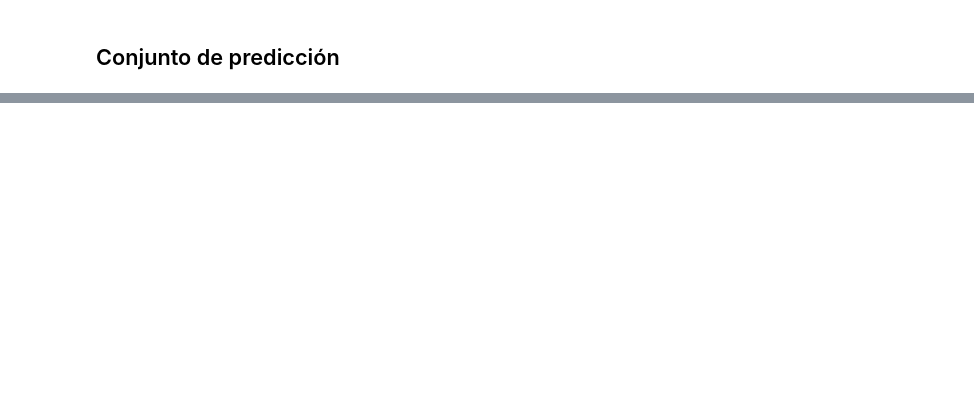
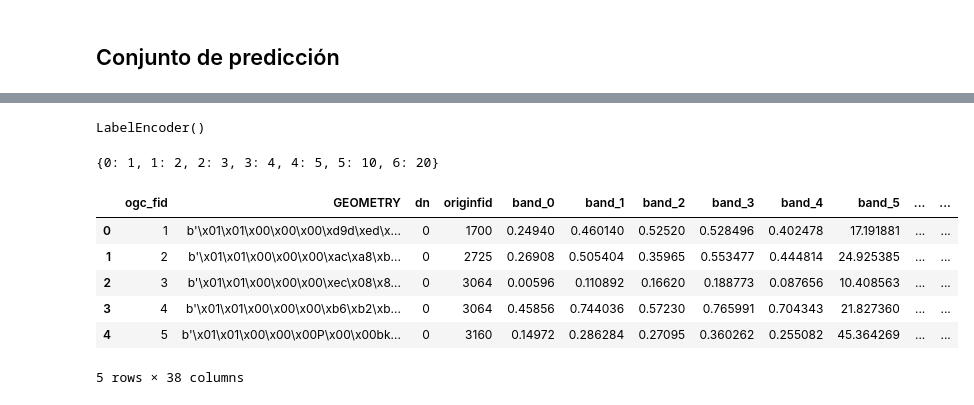
Before and after one commit to macfernandez/tp-2-gis-dm-uba, a Jupyter notebook: nb/randomforest_iterations.ipynb, the cells around one changed output, grey strips where cells are left out. Drawn from its saved outputs; the diff is of its cells as text; code cells hidden in the pictures; blank space fills up the shorter version.

```diff
--- a/nb/randomforest_iterations.ipynb
+++ b/nb/randomforest_iterations.ipynb
@@ -48,0 +81,25 @@ pred_data.head()
+# %%
+# cambiar según corresponda
+# deptos_sqlite_files debe contener los .sqlite generados a partir de los departamentos
+deptos_sqlite_files = glob('../data/selection_departamentos_features/*.sqlite')
+
+deptos_data = pd.DataFrame()
+
+for sf in deptos_sqlite_files:
+    file_name = os.path.basename(sf)
+    tile = re.search(r'\d+',file_name).group()
+    cnx = connect(sf)
+    df = pd.read_sql_query("SELECT * FROM output", cnx)
+    df['tile_file'] = tile
+    deptos_data = pd.concat([deptos_data, df], ignore_index=True)
+# %%
+train_data = train_data.merge(deptos_data[['ogc_fid','nombre','tile_file']], how='left', on=['ogc_fid','tile_file'])
+pred_data = pred_data.merge(deptos_data[['ogc_fid','nombre','tile_file']], how='left', on=['ogc_fid','tile_file'])
+# %%
+# train_data está dentro de pred_data
+# saco esas filas de pred_data
+# así no predecimos con lo mismo con lo que entrenamos
+
+merged_data = pred_data.merge(train_data[['ogc_fid','nombre','tile_file','id','cultivo']], how='left', on=['ogc_fid','tile_file','nombre'], indicator=True)
+train_data = merged_data[merged_data._merge=='both'].drop(columns=['_merge'])
+pred_data = merged_data[merged_data._merge=='left_only'].drop(columns=['_merge'])
@@ -51,3 +132,26 @@ pred_data.head()
+# %%
+le = LabelEncoder()
+le.fit(train_data.id)
+# %% [output]
+LabelEncoder()
+# %%
+map_le2id = dict(zip(le.transform(le.classes_), list(map(int,le.classes_))))
+
+map_le2id
+# %% [output]
+{0: 1, 1: 2, 2: 3, 3: 4, 4: 5, 5: 10, 6: 20}
+# %%
+train_data['id_le'] = le.transform(train_data.id)
+
+train_data.head()
+# %% [output]
+|  | ogc_fid | GEOMETRY | dn | originfid | band_0 | band_1 | band_2 | band_3 | band_4 | band_5 | ... | ... |
+| 0 | 1 | b'\x01\x01\x00\x00\x00\xd9d\xed\x... | 0 | 1700 | 0.24940 | 0.460140 | 0.52520 | 0.528496 | 0.402478 | 17.191881 | ... | ... |
+| 1 | 2 | b'\x01\x01\x00\x00\x00\xac\xa8\xb... | 0 | 2725 | 0.26908 | 0.505404 | 0.35965 | 0.553477 | 0.444814 | 24.925385 | ... | ... |
+| 2 | 3 | b'\x01\x01\x00\x00\x00\xec\x08\x8... | 0 | 3064 | 0.00596 | 0.110892 | 0.16620 | 0.188773 | 0.087656 | 10.408563 | ... | ... |
+| 3 | 4 | b'\x01\x01\x00\x00\x00\xb6\xb2\xb... | 0 | 3064 | 0.45856 | 0.744036 | 0.57230 | 0.765991 | 0.704343 | 21.827360 | ... | ... |
+| 4 | 5 | b'\x01\x01\x00\x00\x00P\x00\x00bk... | 0 | 3160 | 0.14972 | 0.286284 | 0.27095 | 0.360262 | 0.255082 | 45.364269 | ... | ... |
+5 rows × 38 columns
 # %%
 with open('../model/randomforest_parameters.json','r') as f:
     parameters = json.load(f)
```
Also changed, not shown: parts of 14 cells of this notebook.
